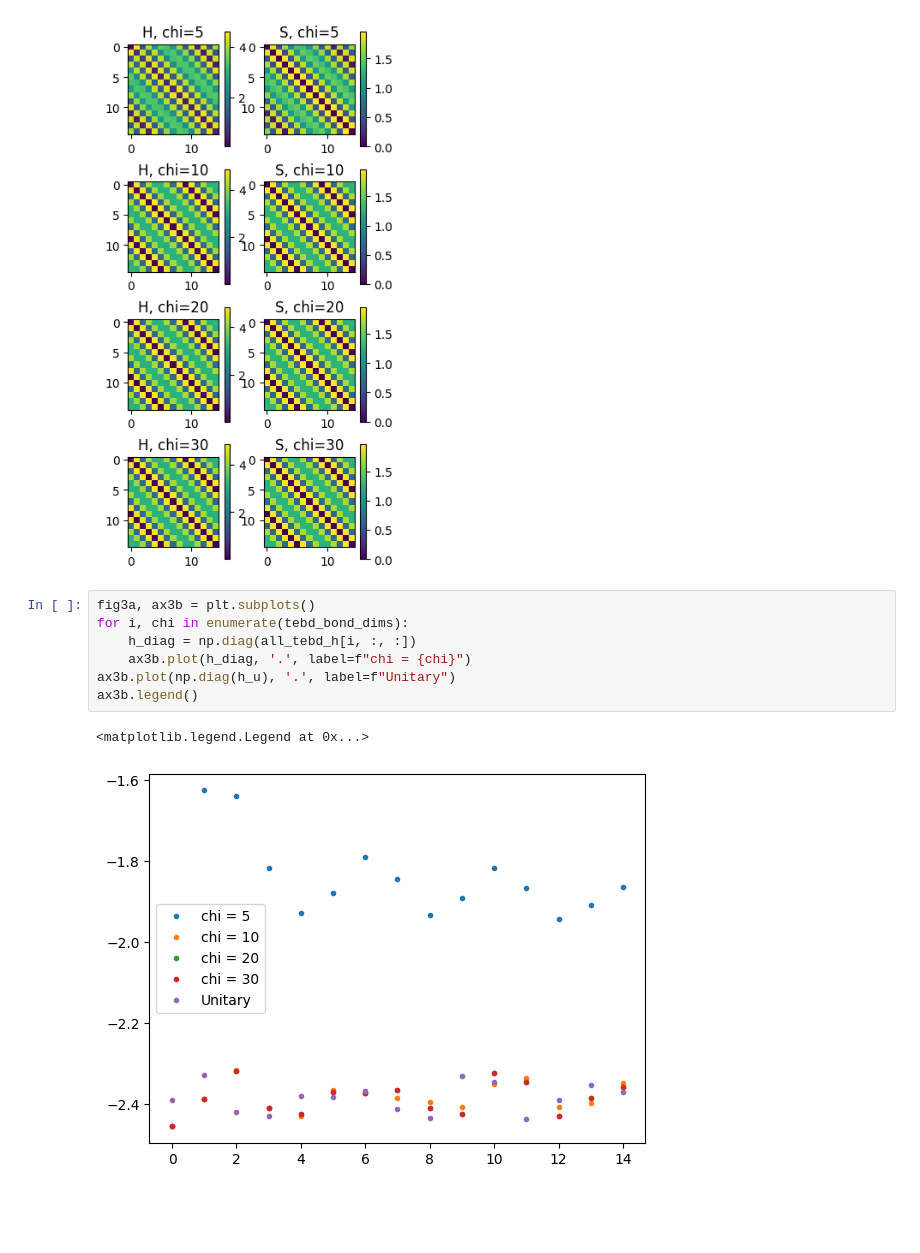
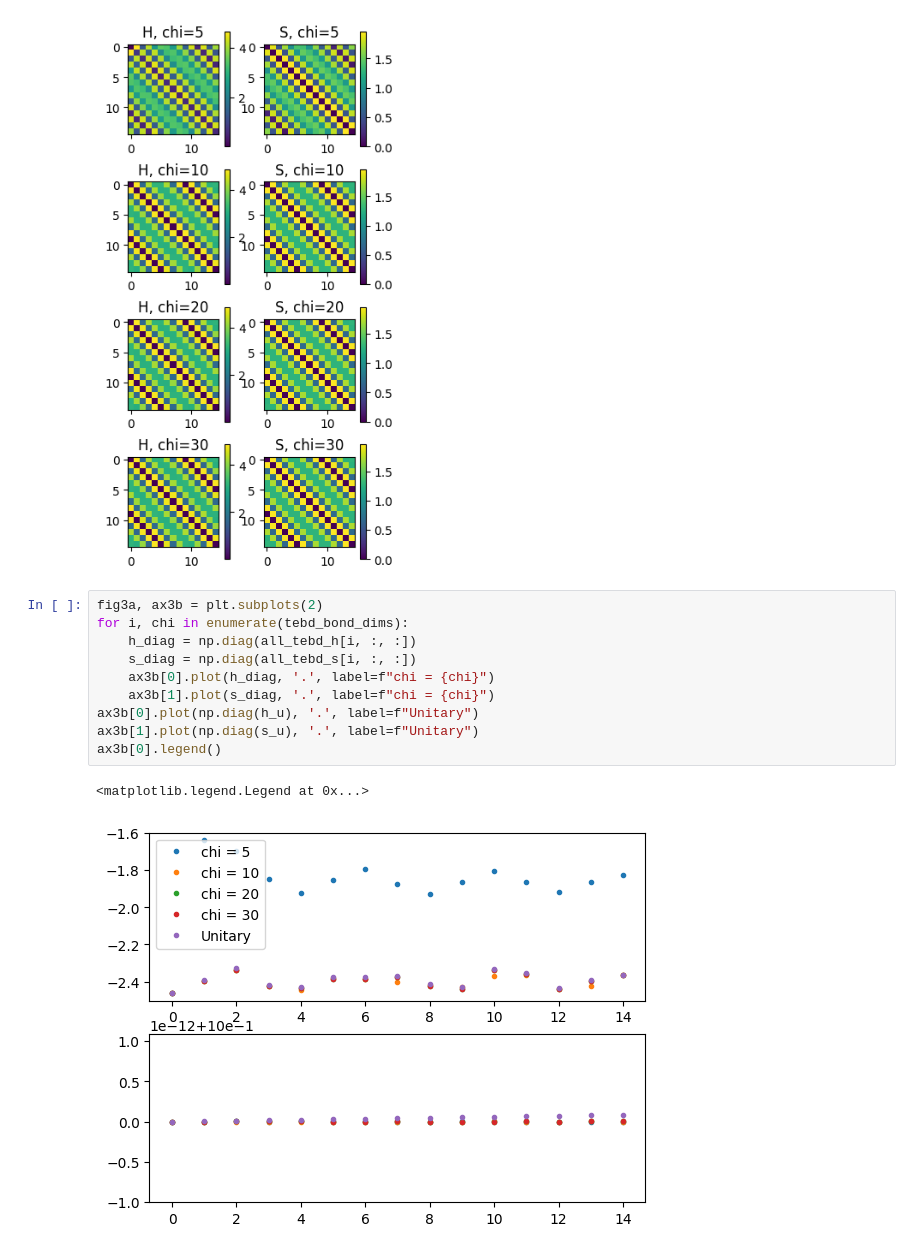
Before and after one commit to bdalfavero/RealTimeKrylov, a Jupyter notebook: hubbard_plot.ipynb, the cells around one changed output. Saved outputs shown, nothing was run; the diff lists cells and outputs as text; blank space fills up the shorter version.

```diff
--- a/hubbard_plot.ipynb
+++ b/hubbard_plot.ipynb
@@ -69,15 +69,18 @@ for i, chi_tebd in enumerate(tebd_bond_dims):
 # %% [output]
 [figure]
 # %%
-fig3a, ax3b = plt.subplots()
+fig3a, ax3b = plt.subplots(2)
 for i, chi in enumerate(tebd_bond_dims):
     h_diag = np.diag(all_tebd_h[i, :, :])
-    ax3b.plot(h_diag, '.', label=f"chi = {chi}")
-ax3b.plot(np.diag(h_u), '.', label=f"Unitary")
-ax3b.legend()
+    s_diag = np.diag(all_tebd_s[i, :, :])
+    ax3b[0].plot(h_diag, '.', label=f"chi = {chi}")
+    ax3b[1].plot(s_diag, '.', label=f"chi = {chi}")
+ax3b[0].plot(np.diag(h_u), '.', label=f"Unitary")
+ax3b[1].plot(np.diag(s_u), '.', label=f"Unitary")
+ax3b[0].legend()
 # %% [output]
 <matplotlib.legend.Legend at 0x...>
-[figure, old version]
+[figure, new version]
 # %%
 # Average the bond dimension over all tensors.
 avg_bond_size = np.average(bond_sizes, axis=2)
```
Also changed, not shown: parts of 3 cells of this notebook, 2 other files.
